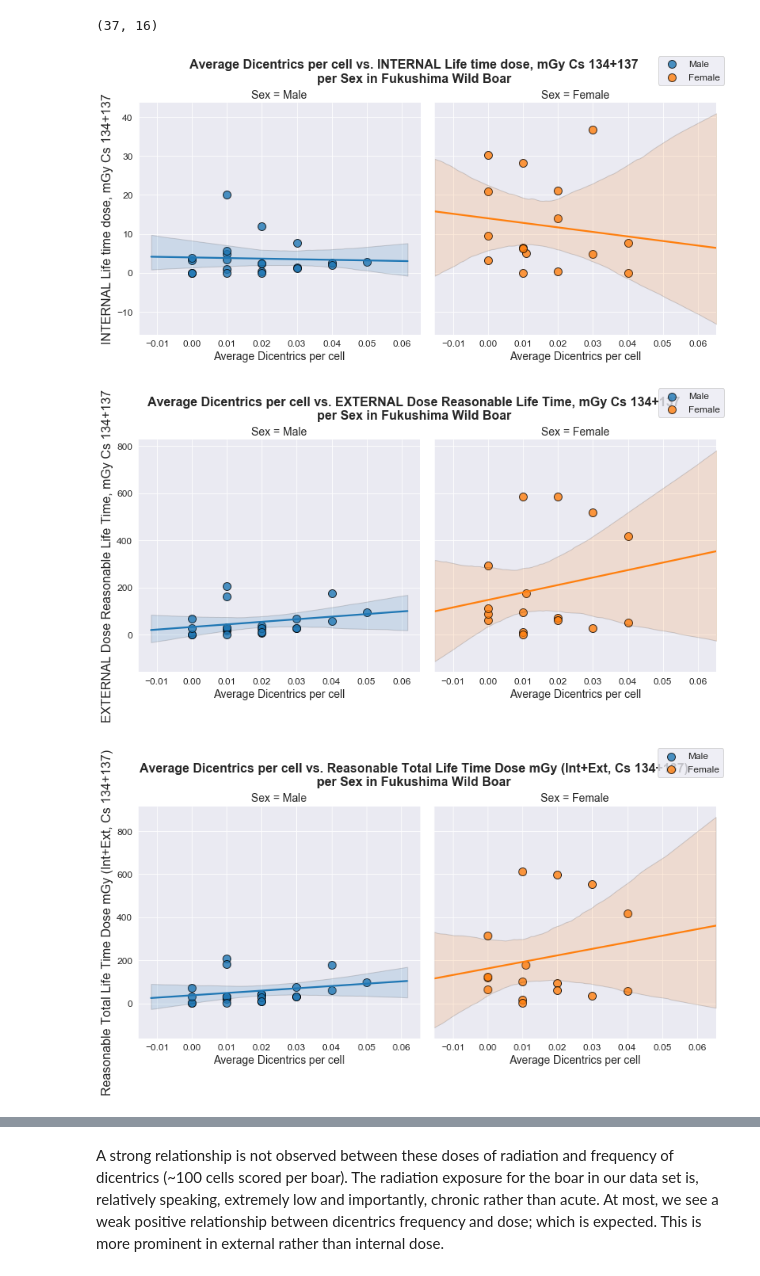
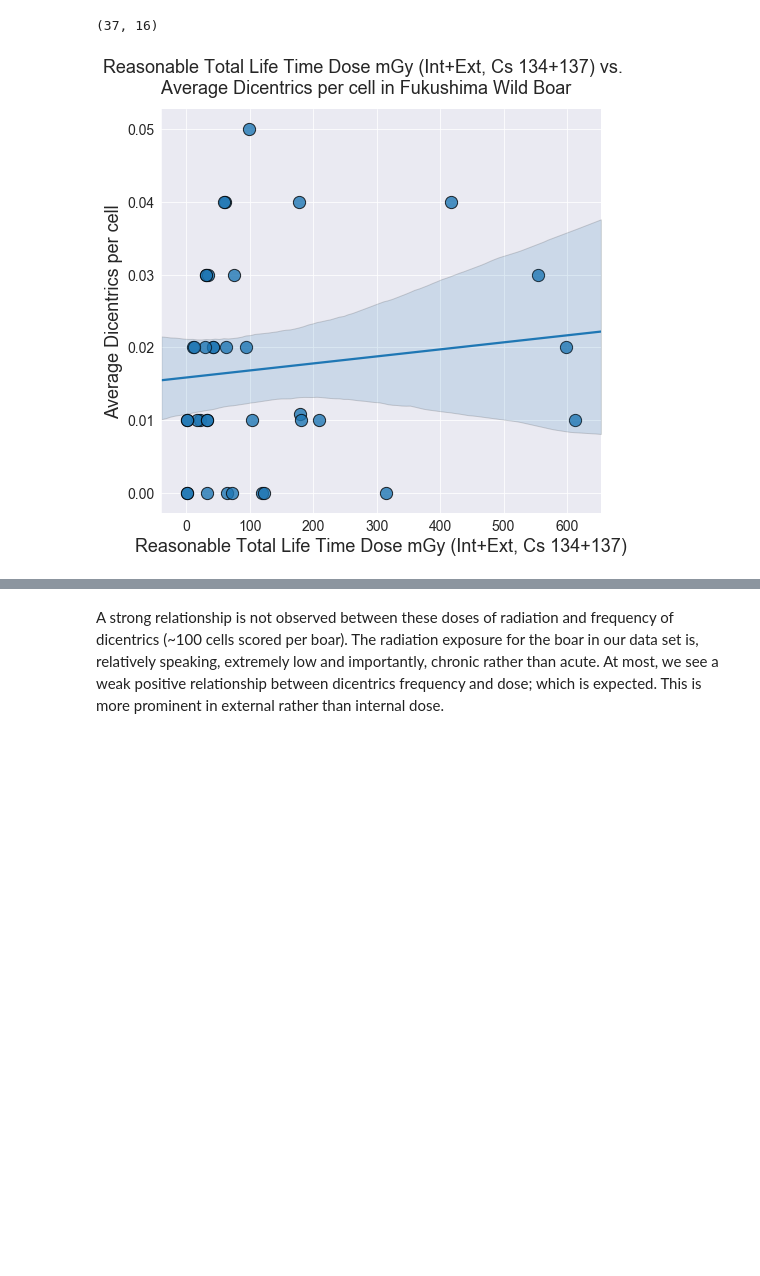
Before and after one commit to Jared-Luxton/Fukushima-Nuclear-Disaster-Humans, a Jupyter notebook: workflow & analyses notebooks/00_Fukushima_Project_Workflow_Data_Story.ipynb, the cells around one changed output, grey strips where cells are left out. Saved outputs shown, nothing was run; the diff lists cells and outputs as text; code cells hidden in the pictures; blank space fills up the shorter version.

```diff
--- a/workflow & analyses notebooks/00_Fukushima_Project_Workflow_Data_Story.ipynb
+++ b/workflow & analyses notebooks/00_Fukushima_Project_Workflow_Data_Story.ipynb
@@ -197,16 +143,12 @@ print(dicentrics_exposure_df.shape)
 | 0 | 1606101 | Male | 33-39 | 0.09918634500000001 | 0.307031 | 0.59987901456 | ... |
 | 1 | 1606102 | Female | 26 | 0.17109145 | 0.568404 | 0.7473274536 | ... |
 (37, 16)
-# %%
-x='Average Dicentrics per cell'
-data = dicentrics_exposure_df
-hue='Sex'
-col='Sex'
-
-multiple_linear_regression_graphs_between_variables(x=x, y_cols_to_graph=y_cols_to_graph,
-                                                        data=data, hue=hue, col=col)
-# %% [output]
-[figure, removed]
-[figure, removed]
-[figure, removed]
+# %%
+x = 'Reasonable Total Life Time Dose mGy (Int+Ext, Cs 134+137)'
+y = 'Average Dicentrics per cell'
+data = dicentrics_exposure_df
+
+f_tm.linear_regression_graphs_between_variables(x=x, y=y, data=data)
+# %% [output]
+[figure, added]
 # %%
```
Also changed, not shown: parts of 15 cells of this notebook, 1 other file.
